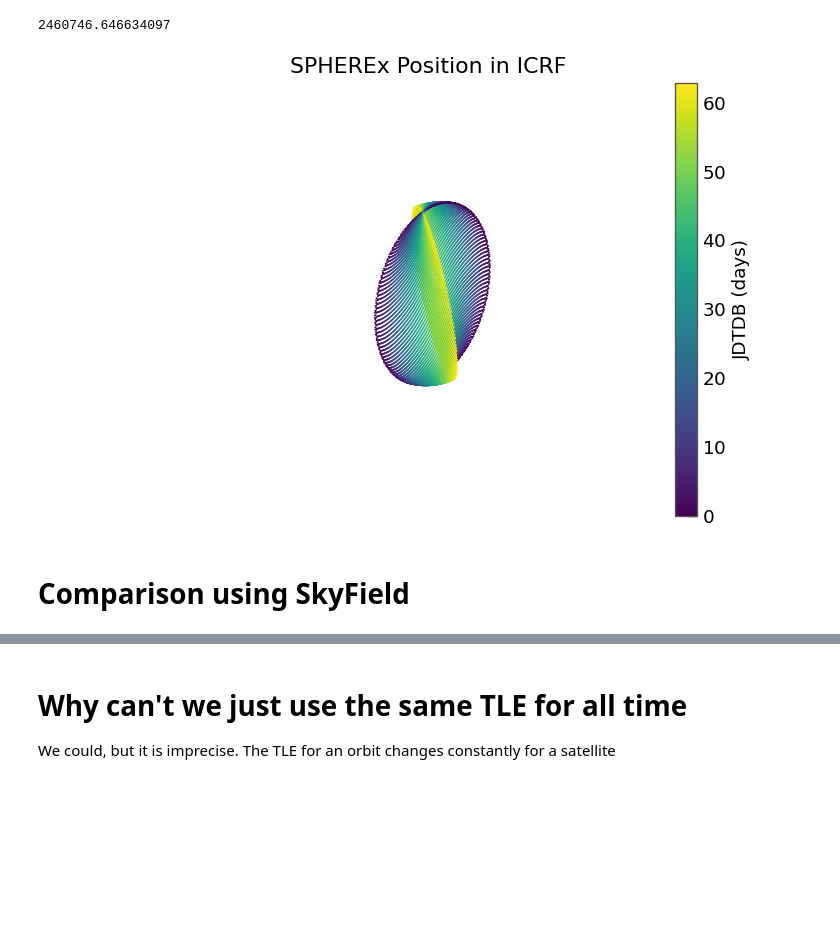
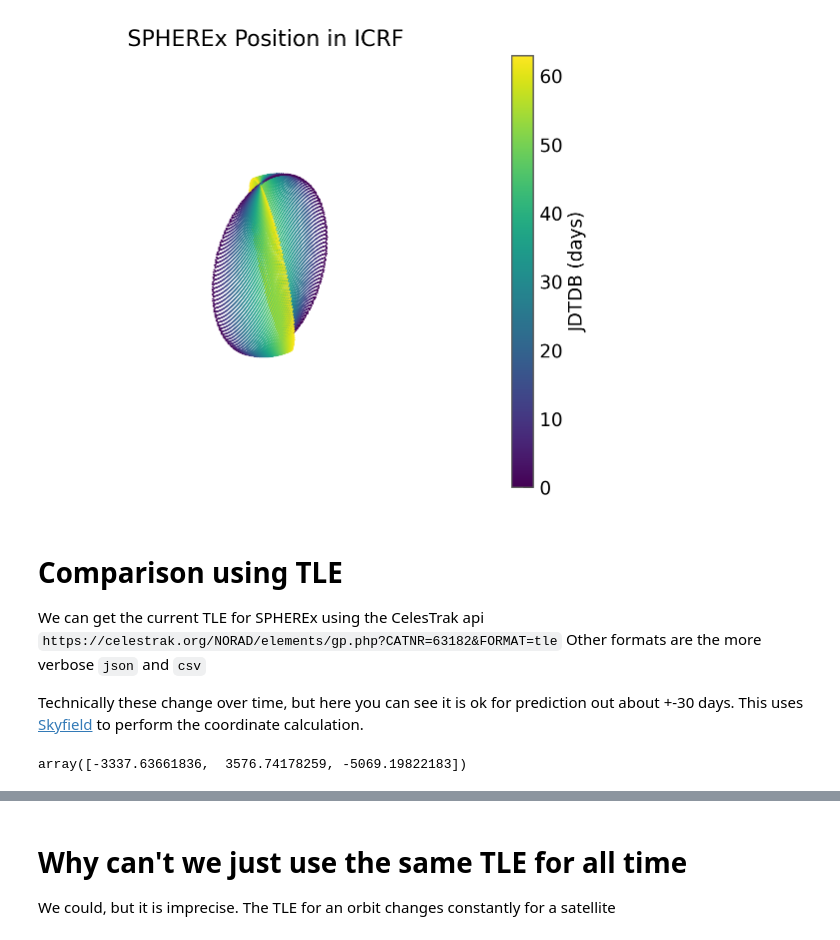
Before and after one commit to johnarban/spherex-orbits, a Jupyter notebook: SphereX_Horizons.ipynb, the cells around one changed output, grey strips where cells are left out. Drawn from its saved outputs; the diff is of its cells as text; code cells hidden in the pictures; blank space fills up the shorter version.

```diff
--- a/SphereX_Horizons.ipynb
+++ b/SphereX_Horizons.ipynb
@@ -74,9 +74,9 @@ table['JDTDB'].unit = u.day
 table['X'].unit = u.km
 table['Y'].unit = u.km
 table['Z'].unit = u.km
-# table['VX'].unit = u.km / u.s
-# table['VY'].unit = u.km / u.s
-# table['VZ'].unit = u.km / u.s
+table['VX'].unit = u.km / u.s
+table['VY'].unit = u.km / u.s
+table['VZ'].unit = u.km / u.s
 # table['LT'].unit = u.s
 # table['RG'].unit = u.km
 # table['RR'].unit = u.km / u.s
@@ -97,27 +94,27 @@ import numpy as np
-# %%
-table['JDTDB'].min()
-# %% [output]
-2460746.646634097
 # %%
 fig = plt.figure()
-ax = fig.add_subplot(111, projection='3d')
+ax = cast(Axes3D, fig.add_subplot(111, projection='3d'))
 ax.set_xlabel('X (km)')
 ax.set_ylabel('Y (km)')
 ax.set_zlabel('Z (km)')
 ax.set_title('SPHEREx Position in ICRF')
 # ax.plot(table['X'], table['Y'], table['Z'], marker='.', linestyle='', color='b', markersize=1, alpha=1, linewidth=0.5)
 ax.scatter(table['X'], table['Y'], table['Z'], c = table['JDTDB'] - table['JDTDB'].min(), cmap='viridis', marker='.', s=1, alpha=1, linewidth=0.5)
 plt.colorbar(ax.collections[0], label='JDTDB (days)')
 ax.set_aspect('equal')
 ax.set_xlim([-10000, 10000])
 ax.set_ylim([-10000, 10000])
 ax.set_zlim([-10000, 10000])
-
 ax.set_axis_off()
 # %% [output]
-[figure, old version]
+[figure, new version]
 # %% [markdown]
-# Comparison using SkyField
+# Comparison using TLE
+
+We can get the current TLE for SPHEREx using the CelesTrak api `https://celestrak.org/NORAD/elements/gp.php?CATNR=63182&FORMAT=tle`
+Other formats are the more verbose `json` and `csv`
+
+Technically these change over time, but here you can see it is ok for prediction out about +-30 days. This uses [Skyfield](https://rhodesmill.org/skyfield/earth-satellites.html) to perform the coordinate calculation.
 # %%
 from skyfield.api import load
 
@@ -140,6 +137,10 @@ with load.open(name) as f:
     satellites = list(parse_tle_file(f, ts))
 
 sat = satellites[0]
+# %%
+geocentric.xyz.km
+# %% [output]
+array([-3337.63661836,  3576.74178259, -5069.19822183])
 # %%
 xyz = []
 # mintime = table['JDTDB'][-1]
```
Also changed, not shown: parts of 6 cells of this notebook.
